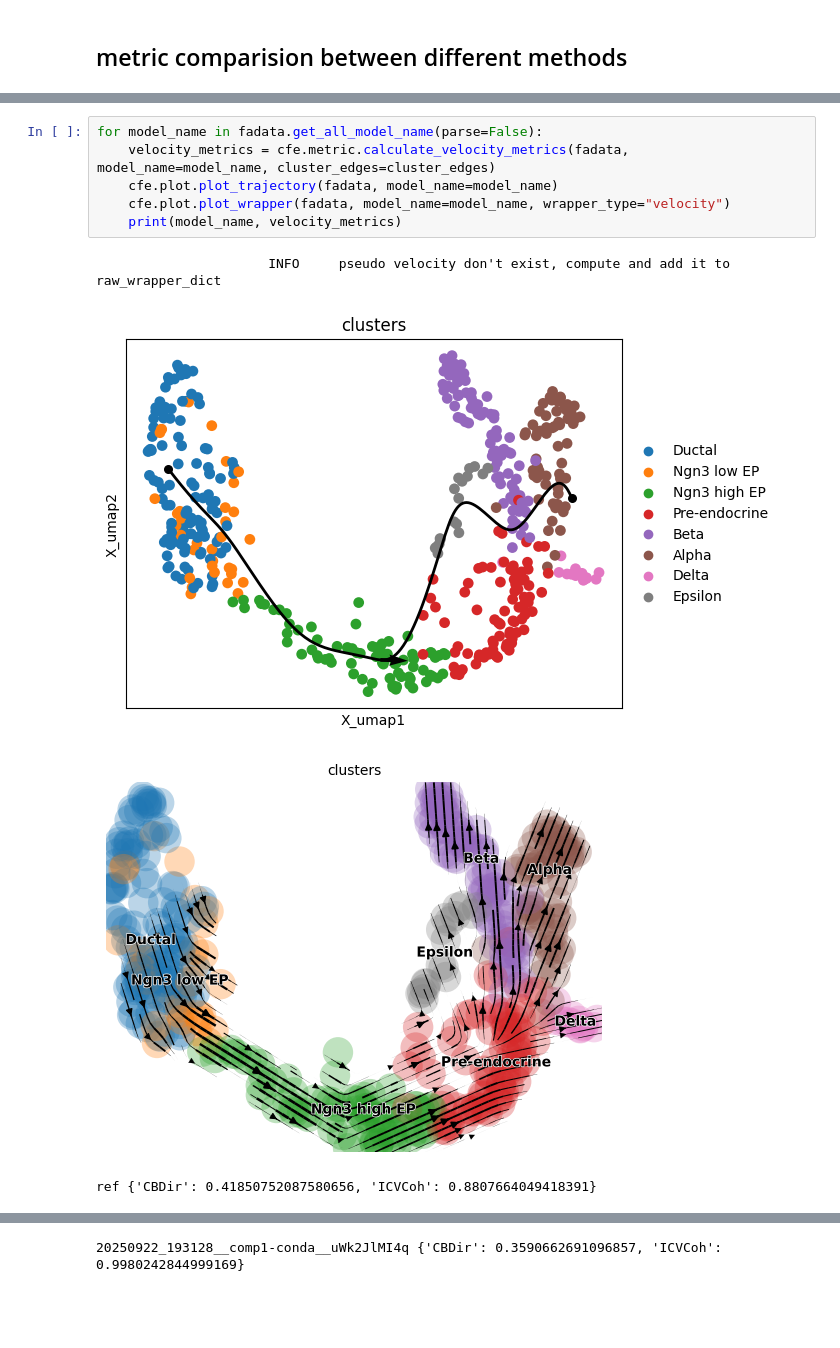
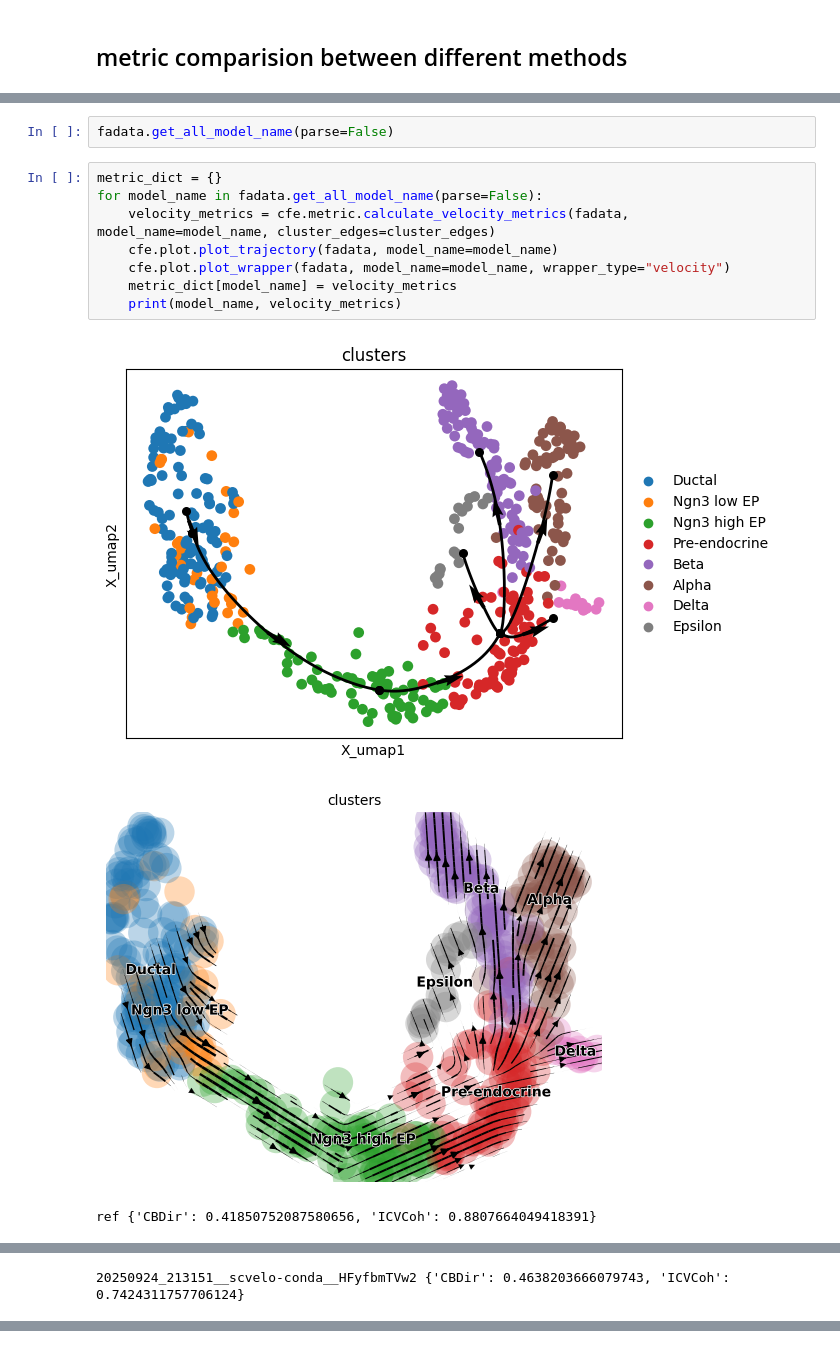
Before and after one commit to HuangDDU/cafe-release, a Jupyter notebook: notebook_dev/hzy/25.09.18-velocity_compairson.ipynb, the cells around one changed output, grey strips where cells are left out. Cells and saved outputs as stored; diff of their text form; blank space fills up the shorter version.

```diff
--- a/notebook_dev/hzy/25.09.18-velocity_compairson.ipynb
+++ b/notebook_dev/hzy/25.09.18-velocity_compairson.ipynb
@@ -114,11 +115,14 @@ method.infer_trajectory(fadata, parameters={"repreprocess": False})
+# %%
+fadata.get_all_model_name(parse=False)
 # %%
+metric_dict = {}
 for model_name in fadata.get_all_model_name(parse=False):
     velocity_metrics = cfe.metric.calculate_velocity_metrics(fadata, model_name=model_name, cluster_edges=cluster_edges)
     cfe.plot.plot_trajectory(fadata, model_name=model_name)
     cfe.plot.plot_wrapper(fadata, model_name=model_name, wrapper_type="velocity")
+    metric_dict[model_name] = velocity_metrics
     print(model_name, velocity_metrics)
 # %% [output]
-                      INFO     pseudo velocity don't exist, compute and add it to raw_wrapper_dict
-[figure, old version]
+[figure, new version]
 [figure]
-ref {'CBDir': 0.41850752087580656, 'ICVCoh': 0.8807664049418391}
+ref {'CBDir': 0.41850752087580656, 'ICVCoh': 0.8807664049418391}
@@ -129,3 +131,3 @@ ref {'CBDir': 0.41850752087580656, 'ICVCoh': 0.8807664049418391}
+20250924_213151__scvelo-conda__HFyfbmTVw2 {'CBDir': 0.4638203666079743, 'ICVCoh': 0.7424311757706124}
 [figure]
 [figure]
-20250922_193128__comp1-conda__uWk2JlMI4q {'CBDir': 0.3590662691096857, 'ICVCoh': 0.9980242844999169}
```
Also changed, not shown: parts of 7 cells of this notebook, 29 other files.
